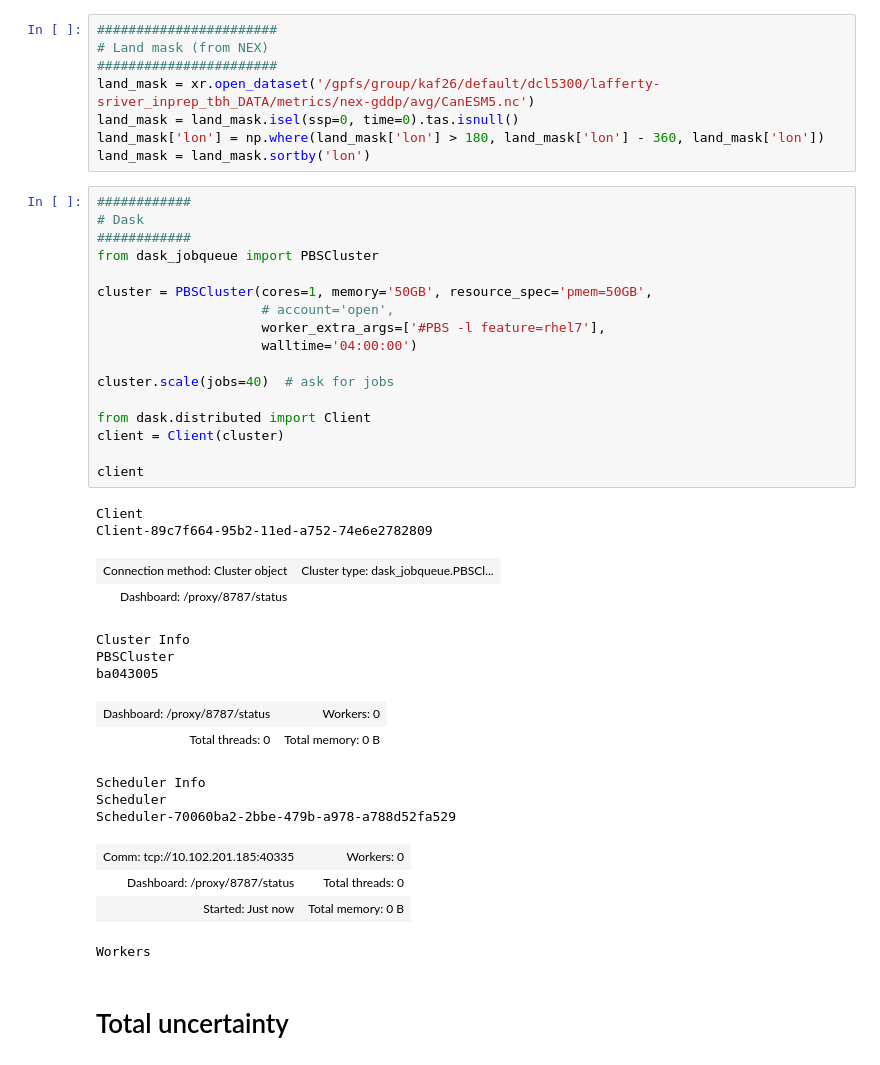
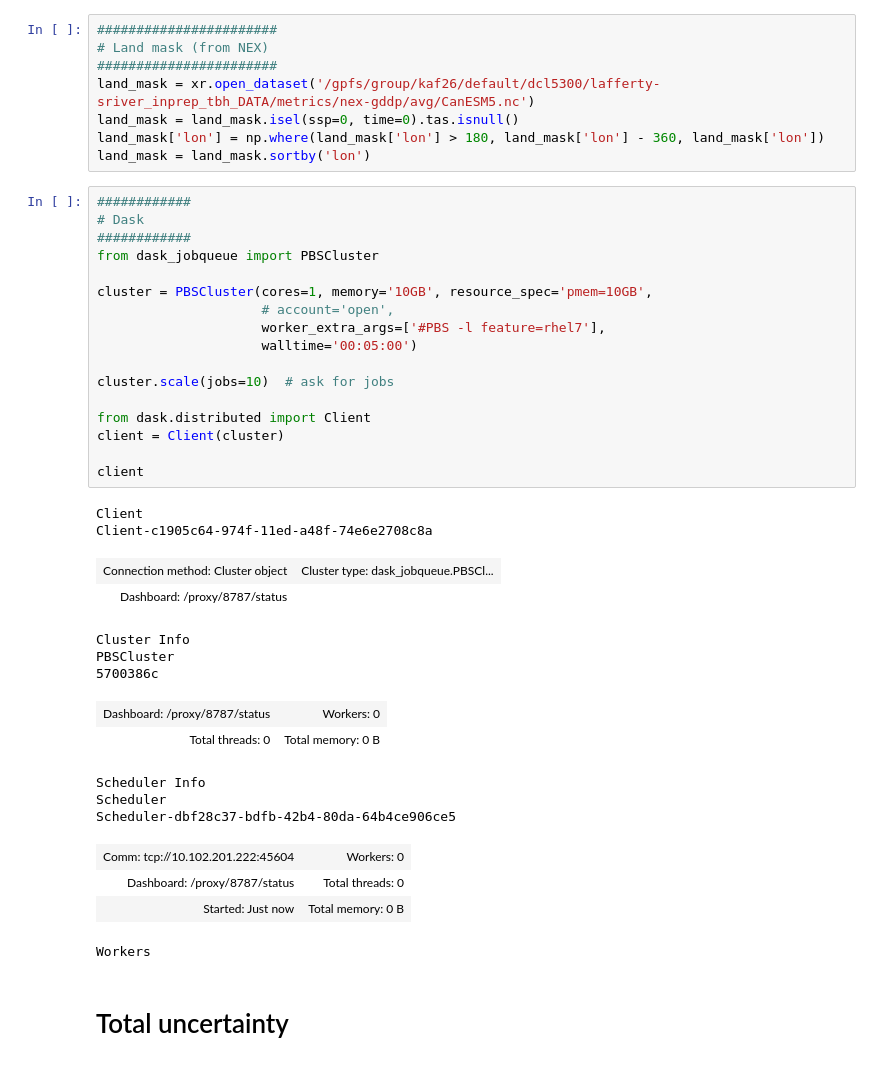
Before and after one commit to david0811/lafferty-sriver_2023_npjCliAtm, a Jupyter notebook: code/05_analysis.ipynb, the cells around one changed output. Drawn from its saved outputs; the diff is of its cells as text.

```diff
--- a/code/05_analysis.ipynb
+++ b/code/05_analysis.ipynb
@@ -41,34 +43,34 @@ land_mask = land_mask.sortby('lon')
 # %%
 ############
 # Dask
 ############
 from dask_jobqueue import PBSCluster
 
-cluster = PBSCluster(cores=1, memory='50GB', resource_spec='pmem=50GB',
+cluster = PBSCluster(cores=1, memory='10GB', resource_spec='pmem=10GB',
                      # account='open',
                      worker_extra_args=['#PBS -l feature=rhel7'],
-                     walltime='04:00:00')
+                     walltime='00:05:00')
 
-cluster.scale(jobs=40)  # ask for jobs
+cluster.scale(jobs=10)  # ask for jobs
 
 from dask.distributed import Client
 client = Client(cluster)
 
 client
 # %% [output]
 Client
-Client-89c7f664-95b2-11ed-a752-74e6e2782809
+Client-c1905c64-974f-11ed-a48f-74e6e2708c8a
 | Connection method: Cluster object | Cluster type: dask_jobqueue.PBSCl... |
 | Dashboard: /proxy/8787/status |  |
 Cluster Info
 PBSCluster
-ba043005
+5700386c
 | Dashboard: /proxy/8787/status | Workers: 0 |
 | Total threads: 0 | Total memory: 0 B |
 Scheduler Info
 Scheduler
-Scheduler-70060ba2-2bbe-479b-a978-a788d52fa529
+Scheduler-dbf28c37-bdfb-42b4-80da-64b4ce906ce5
-| Comm: tcp://10.102.201.185:40335 | Workers: 0 |
+| Comm: tcp://10.102.201.222:45604 | Workers: 0 |
 | Dashboard: /proxy/8787/status | Total threads: 0 |
 | Started: Just now | Total memory: 0 B |
 Workers
```
Also changed, not shown: parts of 14 cells of this notebook, 6 other files.
